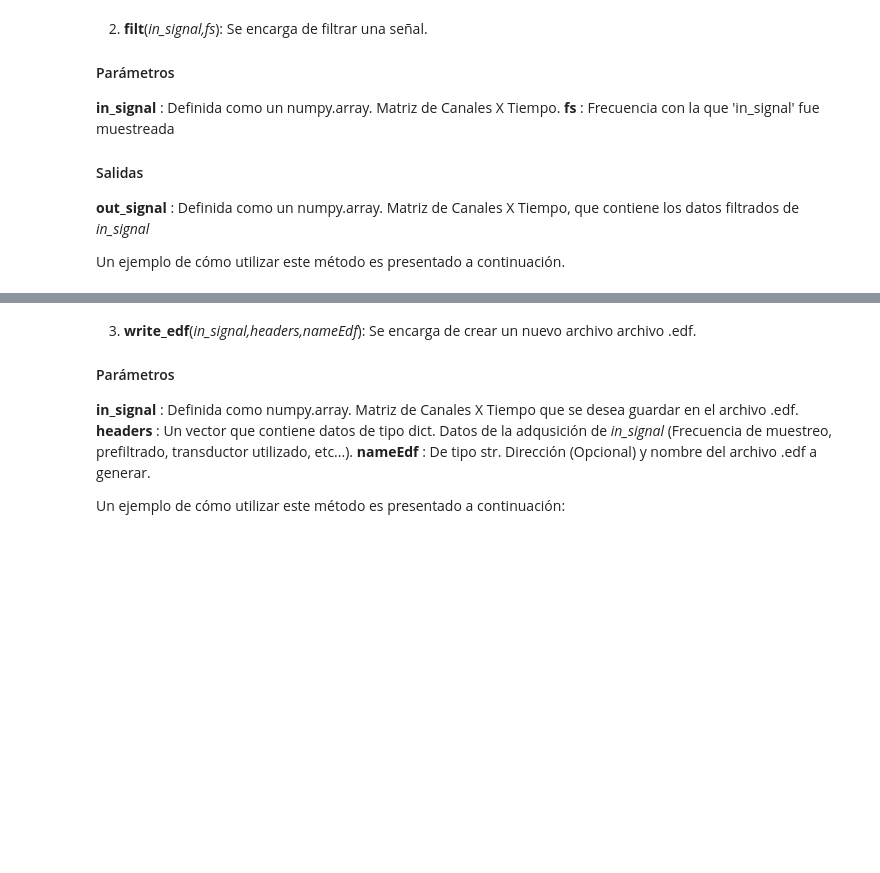
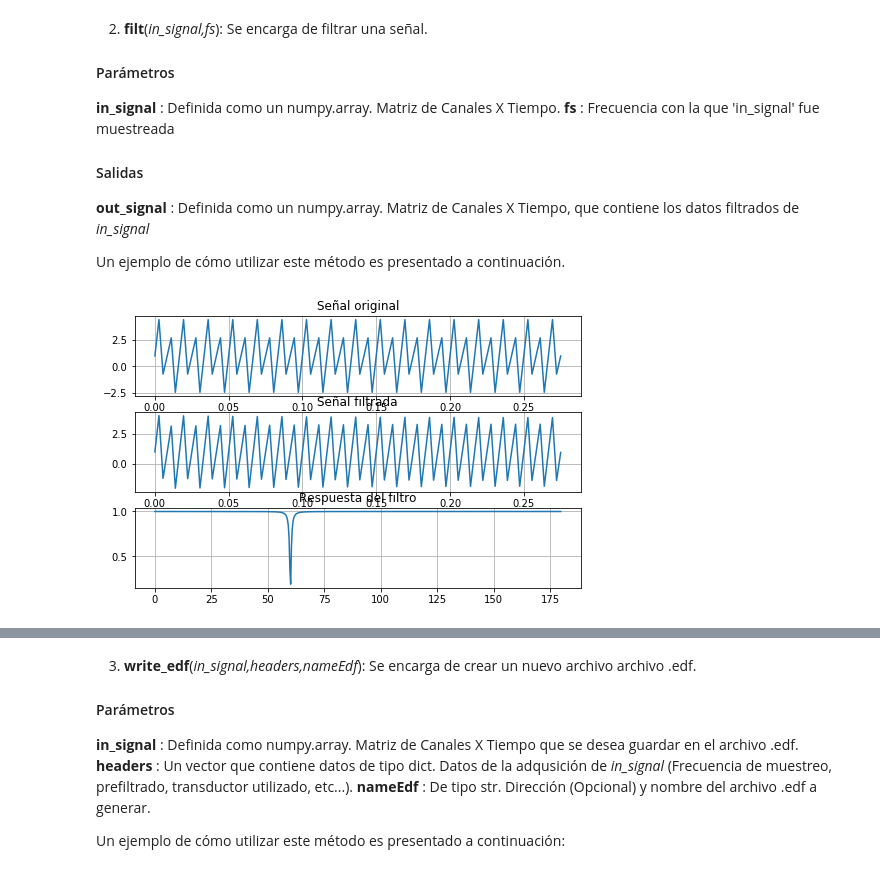
Before and after one commit to maurosc3ner/Notch, a Jupyter notebook: Notch.ipynb, the cells around one changed output, grey strips where cells are left out. Drawn from its saved outputs; the diff is of its cells as text; code cells hidden in the pictures; blank space fills up the shorter version.

```diff
--- a/Notch.ipynb
+++ b/Notch.ipynb
@@ -52,31 +52,33 @@ from notch import Notch
 import numpy as np
 from numpy.fft import fft,fftfreq
 from scipy import signal
 
 fs = 360 # Frecuencia de muestreo.
 ts = 1/fs # Periodo de muestreo.
 n = 100 # Número de muestras.
 t = np.linspace(0,(n-1)*ts,n) # Vector de tiempo
 x= np.zeros((1,n)) # Matriz de 1 X n
 x[0] = 1+np.sin(2*np.pi*60*t)+3*np.sin(2*np.pi*120*t)
 notch1 = Notch()
-x,num,den = notch1.filt(x,fs)
+y,num,den = notch1.filt(x,fs)
 
 # Generación de gráficas
 
 fig,subplt=plt.subplots(3,1,figsize=(8,5))
 subplt[0].plot(t,x[0])
 subplt[0].title.set_text('Señal original')
 subplt[0].grid()
 
 subplt[1].plot(t,y[0])
 subplt[1].title.set_text('Señal filtrada')
 subplt[1].grid()
 
 # Respuesta del filtro
 w,h=signal.freqz(num,den)
 freq=w*fs/(2*np.pi)
 subplt[2].plot(freq,abs(h))
 subplt[2].title.set_text('Respuesta del filtro')
 plt.grid()
 plt.show()
+# %% [output]
+[figure, added]
```
Also changed, not shown: parts of 3 cells of this notebook, 1 other file.
